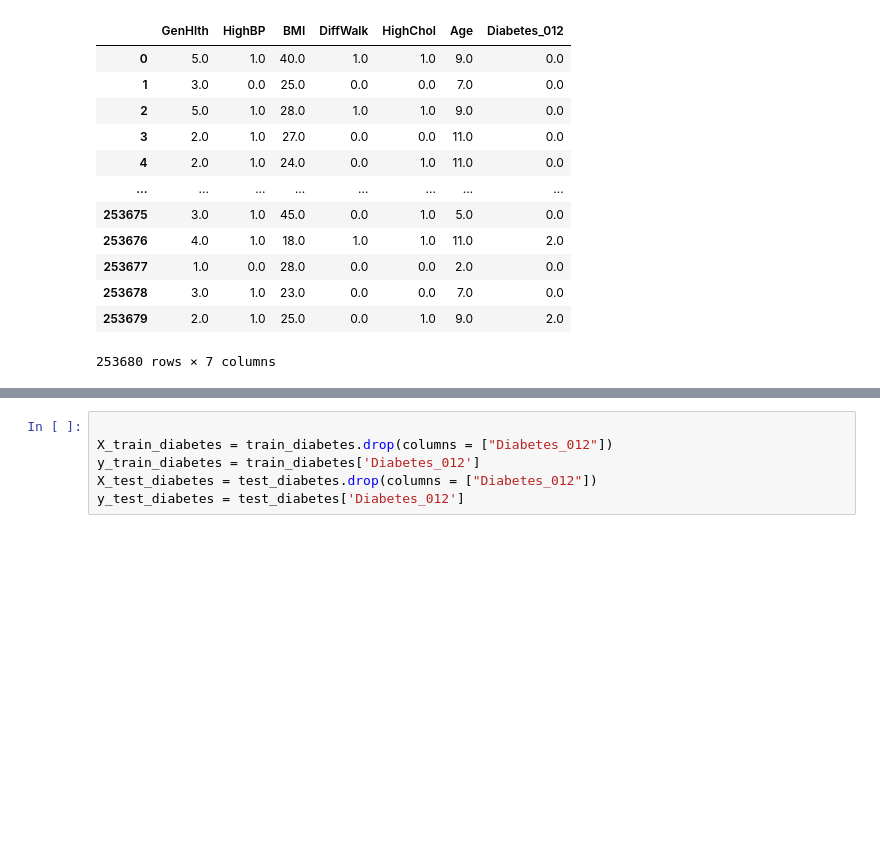
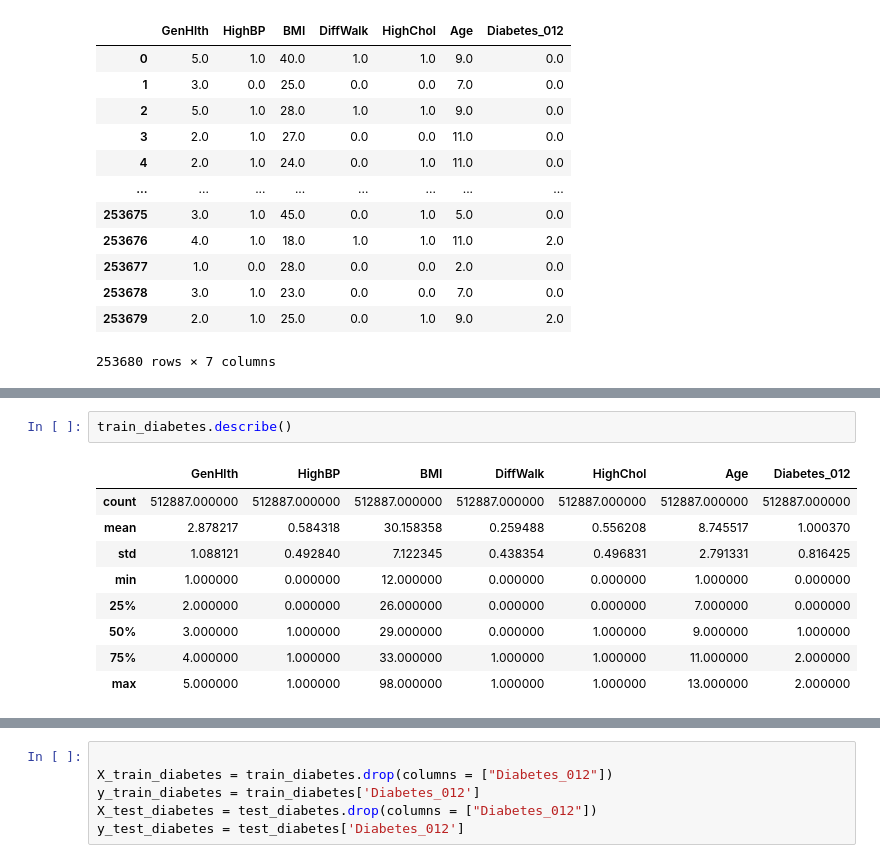
Before and after one commit to suhasp3/DiabetesClassifier, a Jupyter notebook: Project.ipynb, the cells around one changed output, grey strips where cells are left out. Drawn from its saved outputs; the diff is of its cells as text; blank space fills up the shorter version.

```diff
--- a/Project.ipynb
+++ b/Project.ipynb
@@ -138,0 +189,12 @@ train_diabetes: (202944, 7) test_diabetes: (50736, 7)
+# %%
+train_diabetes.describe()
+# %% [output]
+|  | GenHlth | HighBP | BMI | DiffWalk | HighChol | Age | Diabetes_012 |
+| count | 512887.000000 | 512887.000000 | 512887.000000 | 512887.000000 | 512887.000000 | 512887.000000 | 512887.000000 |
+| mean | 2.878217 | 0.584318 | 30.158358 | 0.259488 | 0.556208 | 8.745517 | 1.000370 |
+| std | 1.088121 | 0.492840 | 7.122345 | 0.438354 | 0.496831 | 2.791331 | 0.816425 |
+| min | 1.000000 | 0.000000 | 12.000000 | 0.000000 | 0.000000 | 1.000000 | 0.000000 |
+| 25% | 2.000000 | 0.000000 | 26.000000 | 0.000000 | 0.000000 | 7.000000 | 0.000000 |
+| 50% | 3.000000 | 1.000000 | 29.000000 | 0.000000 | 1.000000 | 9.000000 | 1.000000 |
+| 75% | 4.000000 | 1.000000 | 33.000000 | 1.000000 | 1.000000 | 11.000000 | 2.000000 |
+| max | 5.000000 | 1.000000 | 98.000000 | 1.000000 | 1.000000 | 13.000000 | 2.000000 |
```
Also changed, not shown: parts of 15 cells of this notebook, 1 other file.
